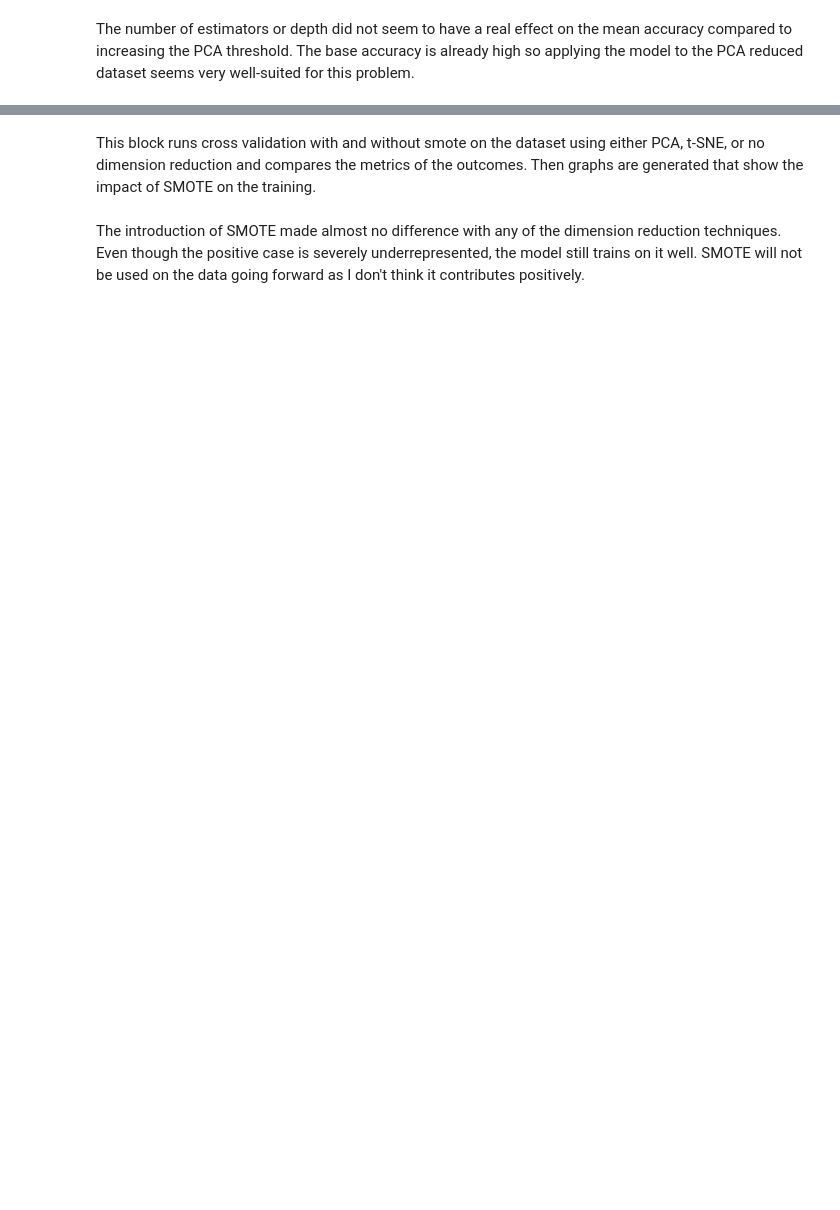
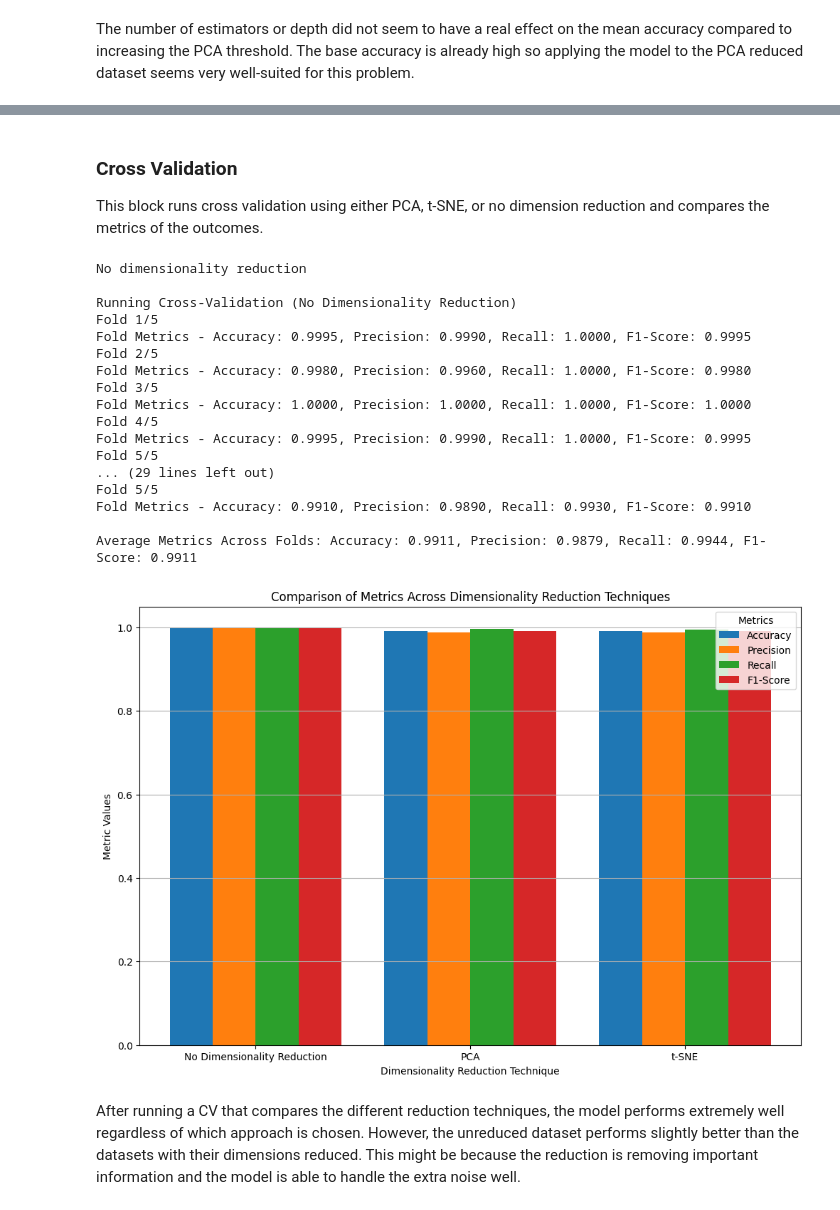
Before and after one commit to rrangelvargas/INM701, a Jupyter notebook: src/mainraindomforest.ipynb, the cells around one changed output, grey strips where cells are left out. Drawn from its saved outputs; the diff is of its cells as text; code cells hidden in the pictures; blank space fills up the shorter version.

```diff
--- a/src/mainraindomforest.ipynb
+++ b/src/mainraindomforest.ipynb
@@ -210,2 +474,3 @@ plt.show()
 # %% [markdown]
-This block runs cross validation with and without smote on the dataset using either PCA, t-SNE, or no dimension reduction and compares the metrics of the outcomes. Then graphs are generated that show the impact of SMOTE on the training.
+### Cross Validation
+This block runs cross validation using either PCA, t-SNE, or no dimension reduction and compares the metrics of the outcomes.
@@ -360,3 +477,66 @@ for i, metric_label in enumerate(metrics_labels):
-# %% [markdown]
-The introduction of SMOTE made almost no difference with any of the dimension reduction techniques. Even though the positive case is severely underrepresented, the model still trains on it well. SMOTE  will not be used on the data going forward as I don't think it contributes positively.
+# %%
+# run for no dimensionality reduction
+metrics_no_reduction = run_dimensionality_reduction_and_cv(
+    X_scaled, y, method=None,
+    n_estimators=best_n_estimators_no_reduction, max_depth=best_max_depth_no_reduction
+)
+
+# run for PCA
+metrics_pca = run_dimensionality_reduction_and_cv(
+    X_scaled, y, method="PCA",
+    n_estimators=best_n_estimators_pca, max_depth=best_max_depth_pca, pca_threshold=best_pca_threshold
+)
+
+# run for t-SNE
+metrics_tsne = run_dimensionality_reduction_and_cv(
+    X_scaled, y, method="TSNE",
+    n_estimators=best_n_estimators_tsne, max_depth=best_max_depth_tsne, tsne_perplexity=best_tsne_perplexity
+)
+
+# collect metrics for plotting
+methods = ["No Dimensionality Reduction", "PCA", "t-SNE"]
+metrics_labels = ["Accuracy", "Precision", "Recall", "F1-Score"]
+
+# create list to store metrics
+metrics_list = [metrics_no_reduction, metrics_pca, metrics_tsne]
+
+# convert metrics_list to a NumPy array for easy indexing
+scores = np.array(metrics_list)
+
+# define data and labels
+x = np.arange(len(methods))
+width = 0.2
+
+plt.figure(figsize=(12, 8))
+for i, metric_label in enumerate(metrics_labels):
+    plt.bar(x + i * width, scores[:, i], width, label=metric_label)
+
+plt.title("Comparison of Metrics Across Dimensionality Reduction Techniques")
+plt.ylabel("Metric Values")
+plt.xlabel("Dimensionality Reduction Technique")
+plt.xticks(x + width * 1.5, methods)
+plt.legend(title="Metrics")
+plt.grid(axis='y')
+plt.show()
+# %% [output]
+No dimensionality reduction
+
+Running Cross-Validation (No Dimensionality Reduction)
+Fold 1/5
+Fold Metrics - Accuracy: 0.9995, Precision: 0.9990, Recall: 1.0000, F1-Score: 0.9995
+Fold 2/5
+Fold Metrics - Accuracy: 0.9980, Precision: 0.9960, Recall: 1.0000, F1-Score: 0.9980
+Fold 3/5
+Fold Metrics - Accuracy: 1.0000, Precision: 1.0000, Recall: 1.0000, F1-Score: 1.0000
+Fold 4/5
+Fold Metrics - Accuracy: 0.9995, Precision: 0.9990, Recall: 1.0000, F1-Score: 0.9995
+Fold 5/5
+... (29 lines left out)
+Fold 5/5
+Fold Metrics - Accuracy: 0.9910, Precision: 0.9890, Recall: 0.9930, F1-Score: 0.9910
+
+Average Metrics Across Folds: Accuracy: 0.9911, Precision: 0.9879, Recall: 0.9944, F1-Score: 0.9911
+[figure, added]
+# %% [markdown]
+After running a CV that compares the different reduction techniques, the model performs extremely well regardless of which approach is chosen. However, the unreduced dataset performs slightly better than the datasets with their dimensions reduced. This might be because the reduction is removing important information and the model is able to handle the extra noise well.
 # %% [markdown]
```
Also changed, not shown: parts of 27 cells of this notebook, 1 other file.
